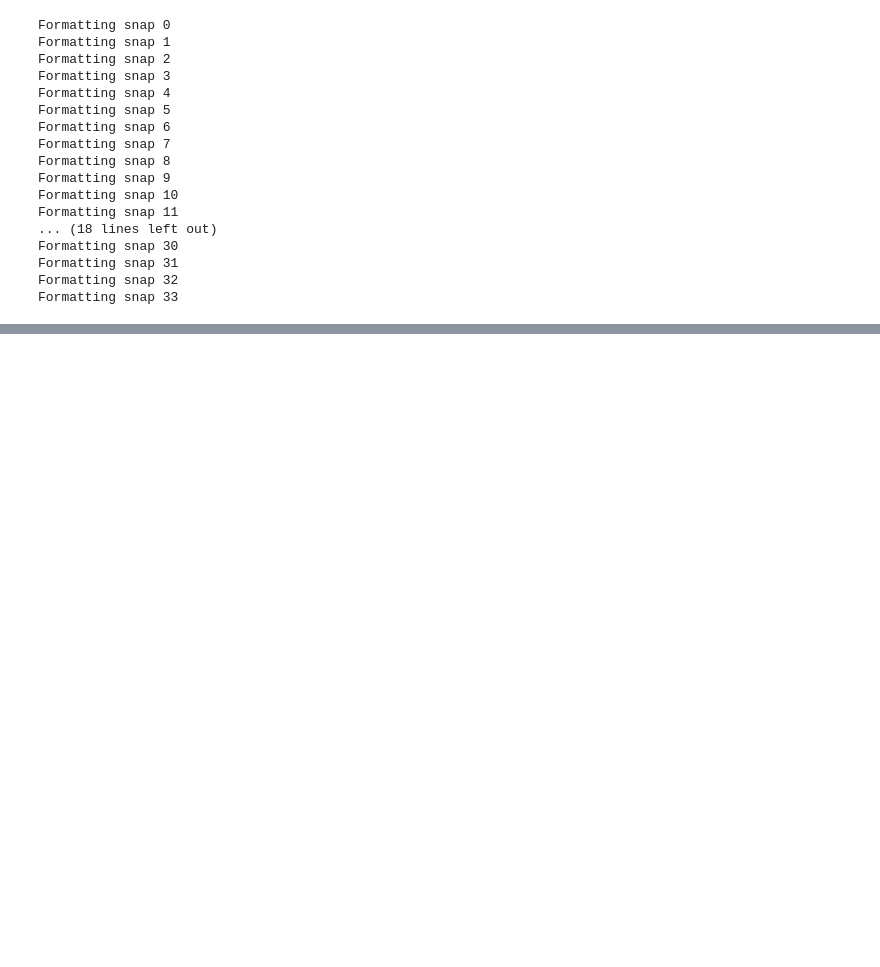
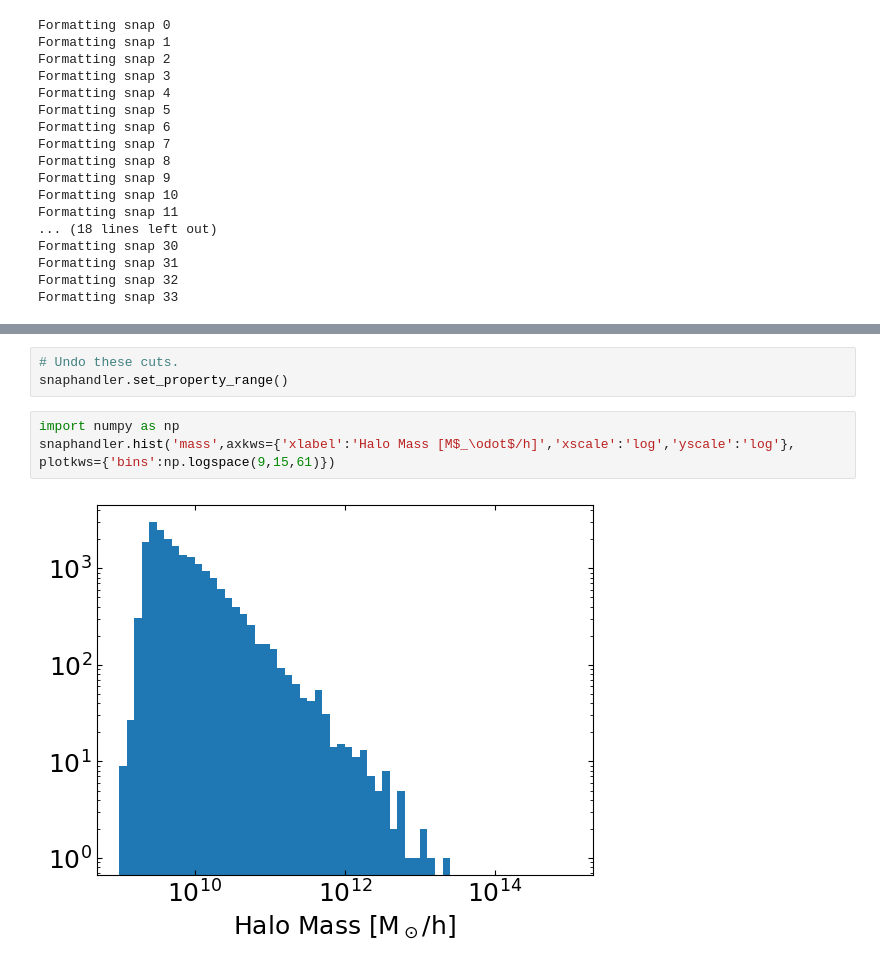
Before and after one commit to shubhagrawal30/CosmoIM, a Jupyter notebook: notebooks/simim.ipynb, the cells around one changed output, grey strips where cells are left out. Drawn from its saved outputs; the diff is of its cells as text; blank space fills up the shorter version.

```diff
--- a/notebooks/simim.ipynb
+++ b/notebooks/simim.ipynb
@@ -168,0 +229,8 @@ Formatting snap 33
+# %%
+# Undo these cuts.
+snaphandler.set_property_range()
+# %%
+import numpy as np
+snaphandler.hist('mass',axkws={'xlabel':'Halo Mass [M$_\odot$/h]','xscale':'log','yscale':'log'}, plotkws={'bins':np.logspace(9,15,61)})
+# %% [output]
+[figure, added]
```
Also changed, not shown: parts of 14 cells of this notebook.
